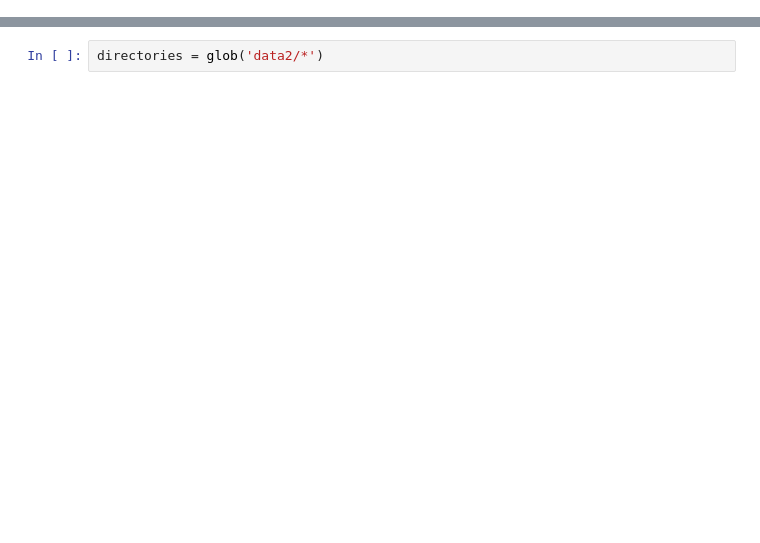
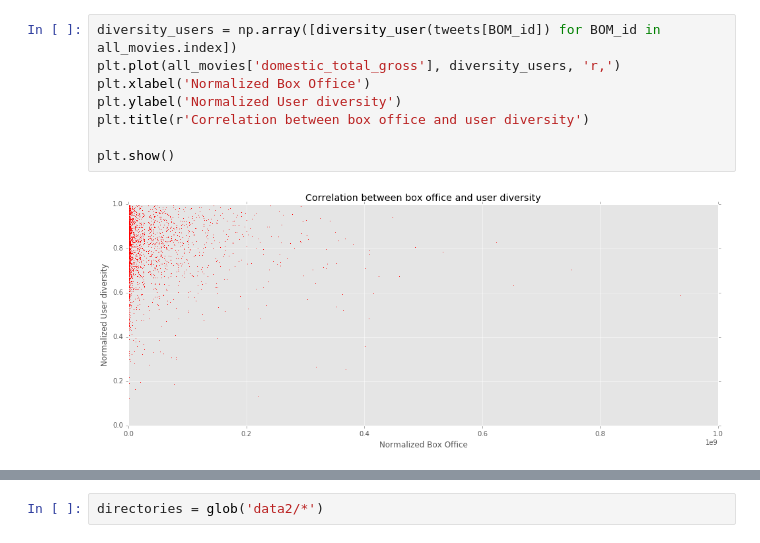
Before and after one commit to law-liet/15-388-688_Project, a Jupyter notebook: project.ipynb, the cells around one changed output, grey strips where cells are left out. Drawn from its saved outputs; the diff is of its cells as text; blank space fills up the shorter version.

```diff
--- a/project.ipynb
+++ b/project.ipynb
@@ -232,0 +303,10 @@ Current Idea: Extract features from raw text but also try to reduce feature spac
+# %%
+diversity_users = np.array([diversity_user(tweets[BOM_id]) for BOM_id in all_movies.index])
+plt.plot(all_movies['domestic_total_gross'], diversity_users, 'r,')
+plt.xlabel('Normalized Box Office')
+plt.ylabel('Normalized User diversity')
+plt.title(r'Correlation between box office and user diversity')
+
+plt.show()
+# %% [output]
+[figure, added]
```
Also changed, not shown: parts of 81 cells of this notebook.
